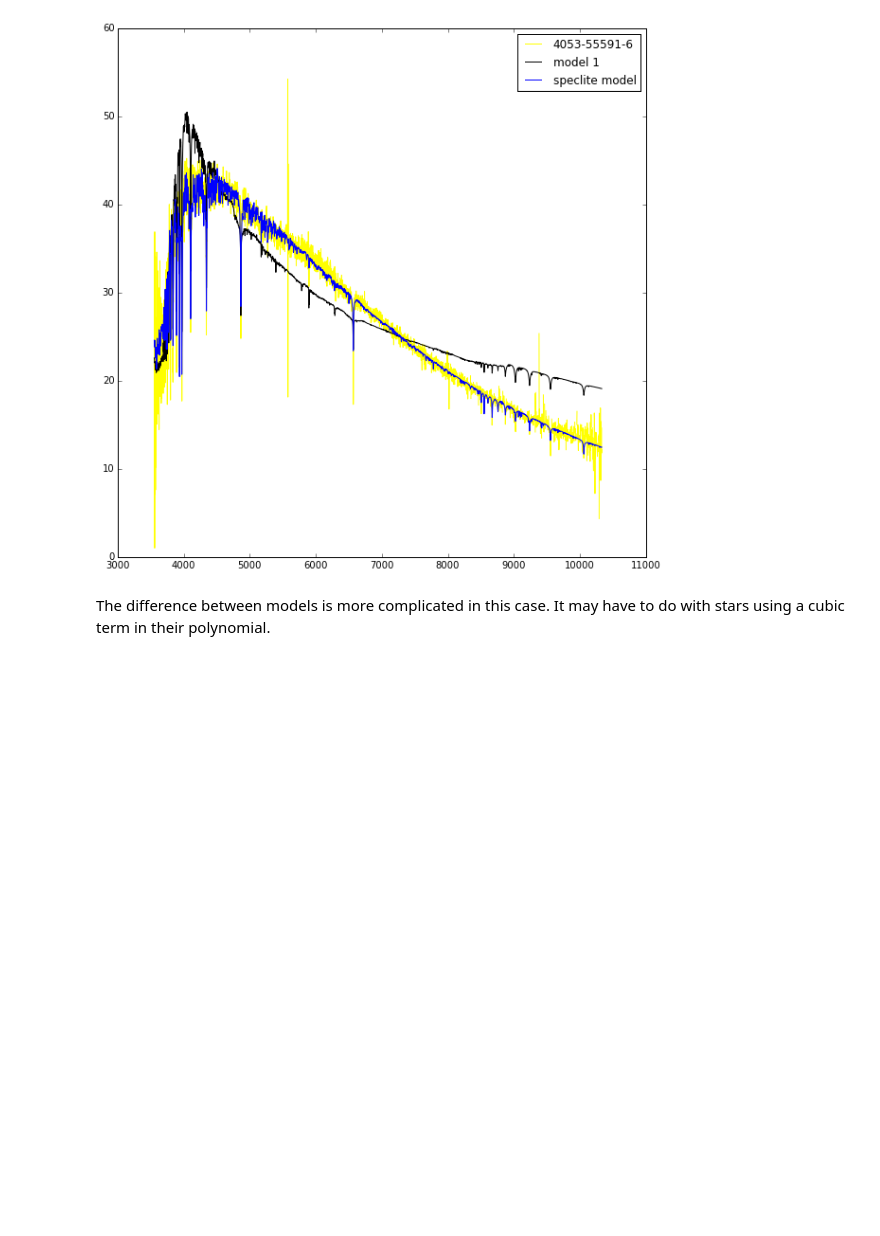
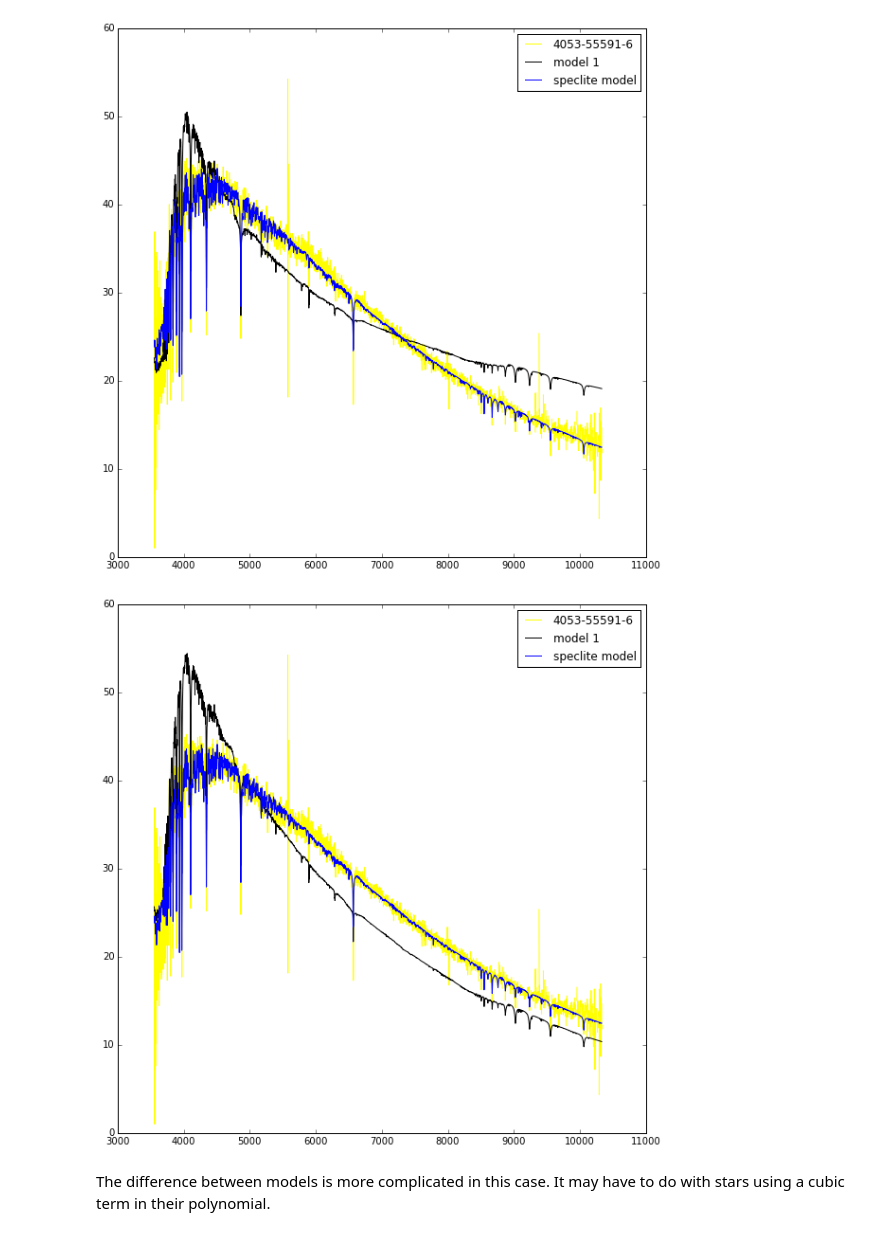
Before and after one commit to kgage/bossghost, a Jupyter notebook: ModelFlux.ipynb, the cells around one changed output. Saved outputs shown, nothing was run; the diff lists cells and outputs as text; code cells hidden in the pictures; blank space fills up the shorter version.

```diff
--- a/ModelFlux.ipynb
+++ b/ModelFlux.ipynb
@@ -137,6 +212,15 @@ plt.legend()
 plt.show()
 # %% [output]
 [figure]
+# %%
+plt.figure(figsize = (10,10))
+plt.plot(wlen, flux, color = 'yellow', label = '{}-{}-{}'.format(p, m, f))
+plt.plot(wlen, test_model2, color = 'black', label = 'model 1')
+plt.plot(wlen, model, label = 'speclite model')
+plt.legend()
+plt.show()
+# %% [output]
+[figure, added]
 # %% [markdown]
 The difference between models is more complicated in this case. It may have to do with stars using a cubic term in their polynomial.
 # %%
```
Also changed, not shown: parts of 9 cells of this notebook.
